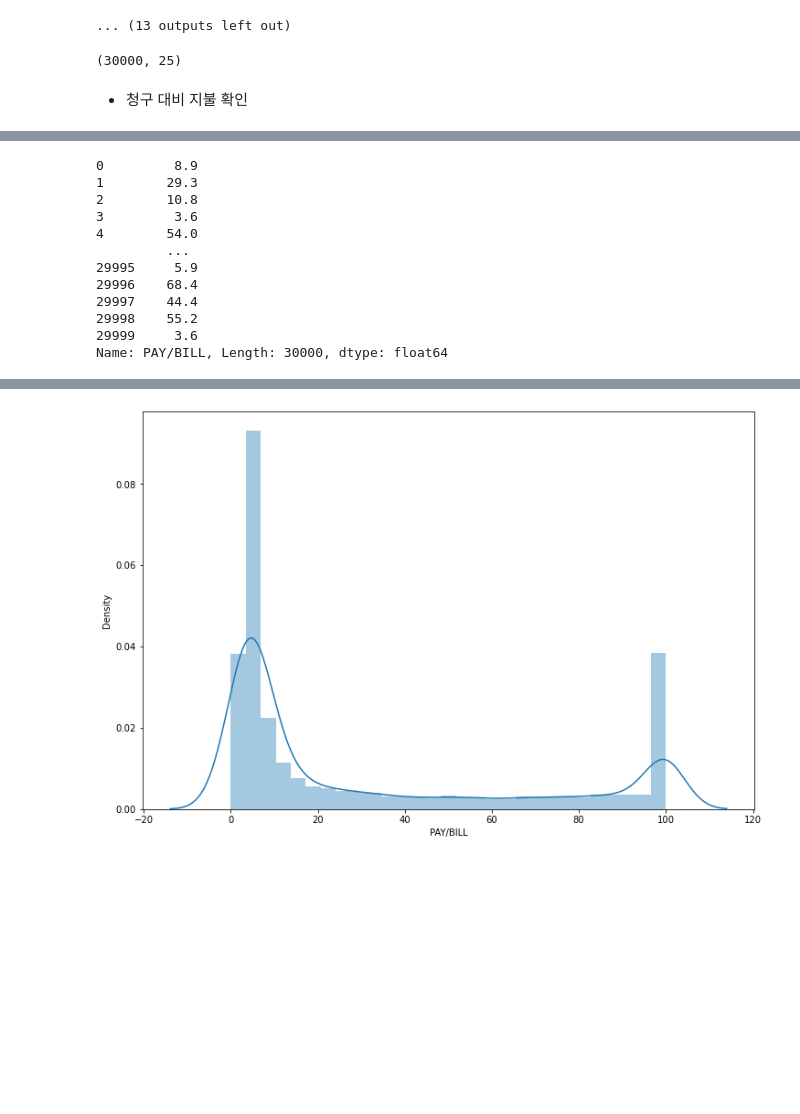
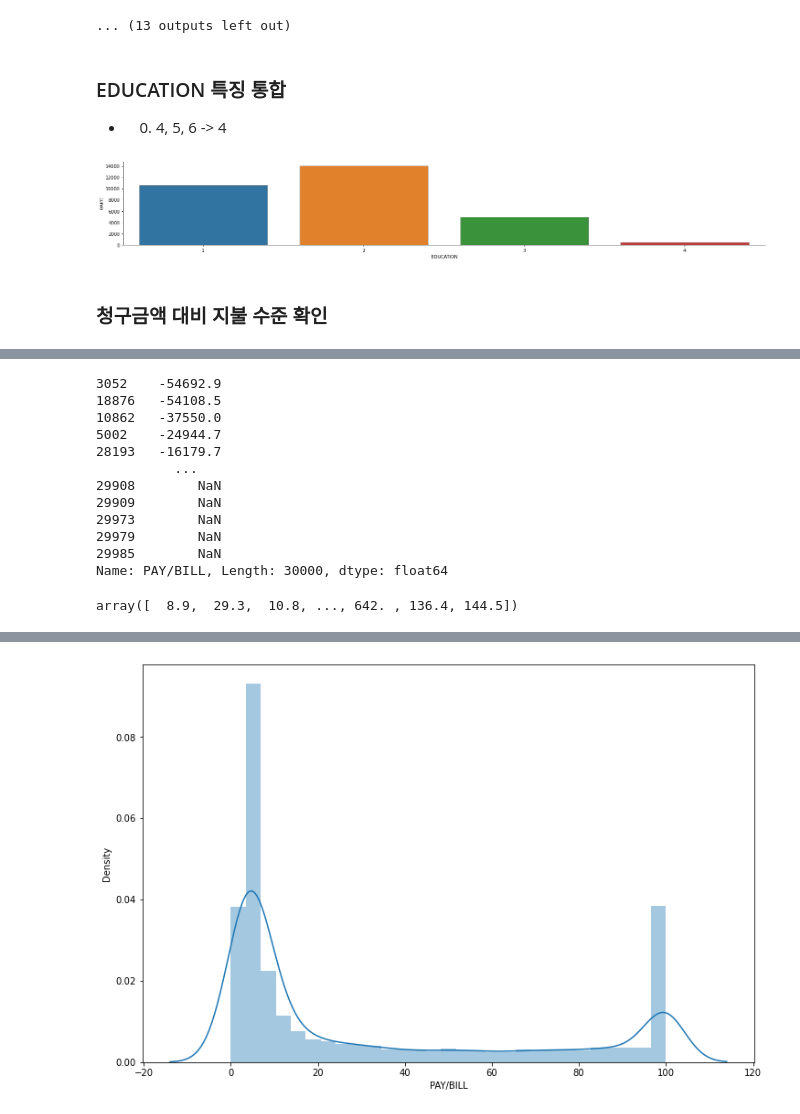
Before and after one commit to seonydg/ml-classification-credit-card-default, a Jupyter notebook: credit-card-default.ipynb, the cells around one changed output, grey strips where cells are left out. Cells and saved outputs as stored; diff of their text form; code cells hidden in the pictures; blank space fills up the shorter version.

Commit message:
feat : data preprocessing

```diff
--- a/credit-card-default.ipynb
+++ b/credit-card-default.ipynb
@@ -119,12 +141,20 @@ plt.show()
 [figure]
 [figure]
 ... (13 outputs left out)
-# %%
-df.shape
-# %% [output]
-(30000, 25)
+# %% [markdown]
+### EDUCATION 특징 통합
+- 0. 4, 5, 6 -> 4
+# %%
+df['EDUCATION'] = np.where((df['EDUCATION']>=4) | (df['EDUCATION']==0) , 4, df['EDUCATION'])
+# %%
+# 교육수준(1-대학원 2-대학 3-고등학교 4-기타)
+sns.catplot(x="EDUCATION", kind="count", edgecolor=".6",data=df);
+plt.gcf().set_size_inches(25, 3)
+plt.show()
+# %% [output]
+[figure, added]
 # %% [markdown]
-- 청구 대비 지불 확인
+### 청구금액 대비 지불 수준 확인
 # %%
 # 청구 수준 대비 지불 수준 확인
 df[['ID', 'BILL_AMT1', 'PAY_AMT1', 'BILL_AMT2', 'PAY_AMT2', 'BILL_AMT3', 'PAY_AMT3', 'BILL_AMT4', 'PAY_AMT4', 'BILL_AMT5', 'PAY_AMT5', 'BILL_AMT6', 'PAY_AMT6']]
@@ -147,17 +177,21 @@ df[['ID', 'BILL_AMT1', 'PAY_AMT1', 'BILL_AMT2', 'PAY_AMT2', 'BILL_AMT3', 'PAY_AM
 df['PAY/BILL'] = round(((df['PAY_AMT1'] + df['PAY_AMT2'] + df['PAY_AMT3'] + df['PAY_AMT4'] + df['PAY_AMT5'] + df['PAY_AMT6'])
                   / (df['BILL_AMT1'] + df['BILL_AMT2'] + df['BILL_AMT3'] + df['BILL_AMT4'] + df['BILL_AMT5'] + df['BILL_AMT6'])) * 100, 1)
 # %%
-df['PAY/BILL']
+df['PAY/BILL'].sort_values()
 # %% [output]
-0         8.9
-1        29.3
-2        10.8
-3         3.6
-4        54.0
-         ...
-29995     5.9
-29996    68.4
-29997    44.4
-29998    55.2
-29999     3.6
+3052    -54692.9
+18876   -54108.5
+10862   -37550.0
+5002    -24944.7
+28193   -16179.7
+          ...
+29908        NaN
+29909        NaN
+29973        NaN
+29979        NaN
+29985        NaN
 Name: PAY/BILL, Length: 30000, dtype: float64
+# %%
+df['PAY/BILL'].unique()
+# %% [output]
+array([  8.9,  29.3,  10.8, ..., 642. , 136.4, 144.5])
```
Also changed, not shown: parts of 21 cells of this notebook.
